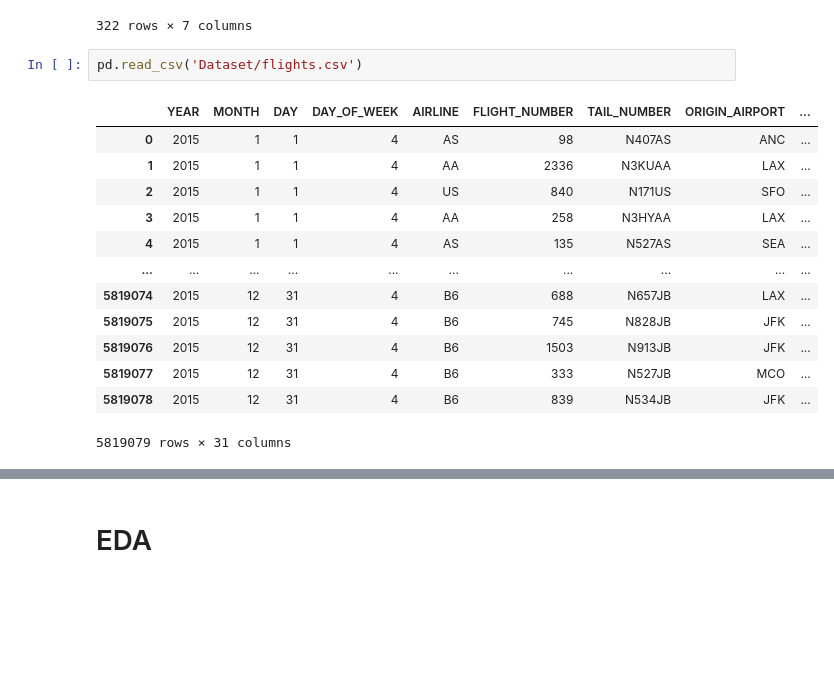
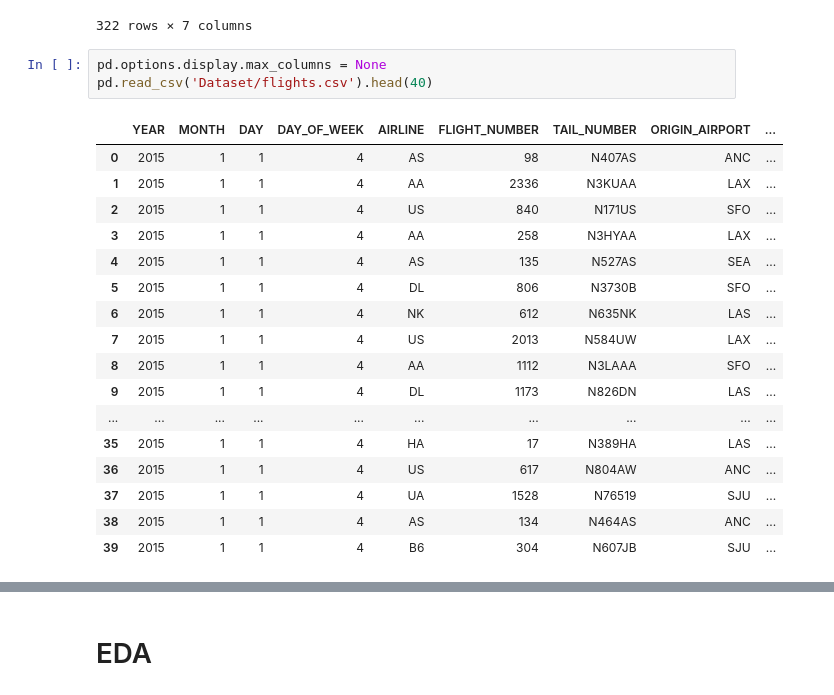
Before and after one commit to GuyPrach/2015-Flight-Delays-and-Cancellations-Analysis, a Jupyter notebook: main.ipynb, the cells around one changed output, grey strips where cells are left out. Cells and saved outputs as stored; diff of their text form; blank space fills up the shorter version.

```diff
--- a/main.ipynb
+++ b/main.ipynb
@@ -48,18 +48,23 @@ pd.read_csv('Dataset/airports.csv')
 | 321 | YUM | Yuma International Airport | Yuma | AZ | USA | 32.65658 | -114.60597 |
 322 rows × 7 columns
 # %%
-pd.read_csv('Dataset/flights.csv')
+pd.options.display.max_columns = None
+pd.read_csv('Dataset/flights.csv').head(40)
 # %% [output]
 |  | YEAR | MONTH | DAY | DAY_OF_WEEK | AIRLINE | FLIGHT_NUMBER | TAIL_NUMBER | ORIGIN_AIRPORT | ... |
 | 0 | 2015 | 1 | 1 | 4 | AS | 98 | N407AS | ANC | ... |
 | 1 | 2015 | 1 | 1 | 4 | AA | 2336 | N3KUAA | LAX | ... |
 | 2 | 2015 | 1 | 1 | 4 | US | 840 | N171US | SFO | ... |
 | 3 | 2015 | 1 | 1 | 4 | AA | 258 | N3HYAA | LAX | ... |
 | 4 | 2015 | 1 | 1 | 4 | AS | 135 | N527AS | SEA | ... |
+| 5 | 2015 | 1 | 1 | 4 | DL | 806 | N3730B | SFO | ... |
+| 6 | 2015 | 1 | 1 | 4 | NK | 612 | N635NK | LAS | ... |
+| 7 | 2015 | 1 | 1 | 4 | US | 2013 | N584UW | LAX | ... |
+| 8 | 2015 | 1 | 1 | 4 | AA | 1112 | N3LAAA | SFO | ... |
+| 9 | 2015 | 1 | 1 | 4 | DL | 1173 | N826DN | LAS | ... |
 | ... | ... | ... | ... | ... | ... | ... | ... | ... | ... |
-| 5819074 | 2015 | 12 | 31 | 4 | B6 | 688 | N657JB | LAX | ... |
-| 5819075 | 2015 | 12 | 31 | 4 | B6 | 745 | N828JB | JFK | ... |
-| 5819076 | 2015 | 12 | 31 | 4 | B6 | 1503 | N913JB | JFK | ... |
-| 5819077 | 2015 | 12 | 31 | 4 | B6 | 333 | N527JB | MCO | ... |
-| 5819078 | 2015 | 12 | 31 | 4 | B6 | 839 | N534JB | JFK | ... |
+| 35 | 2015 | 1 | 1 | 4 | HA | 17 | N389HA | LAS | ... |
+| 36 | 2015 | 1 | 1 | 4 | US | 617 | N804AW | ANC | ... |
+| 37 | 2015 | 1 | 1 | 4 | UA | 1528 | N76519 | SJU | ... |
+| 38 | 2015 | 1 | 1 | 4 | AS | 134 | N464AS | ANC | ... |
+| 39 | 2015 | 1 | 1 | 4 | B6 | 304 | N607JB | SJU | ... |
-5819079 rows × 31 columns
```
Also changed, not shown: parts of 9 cells of this notebook, 1 other file.
